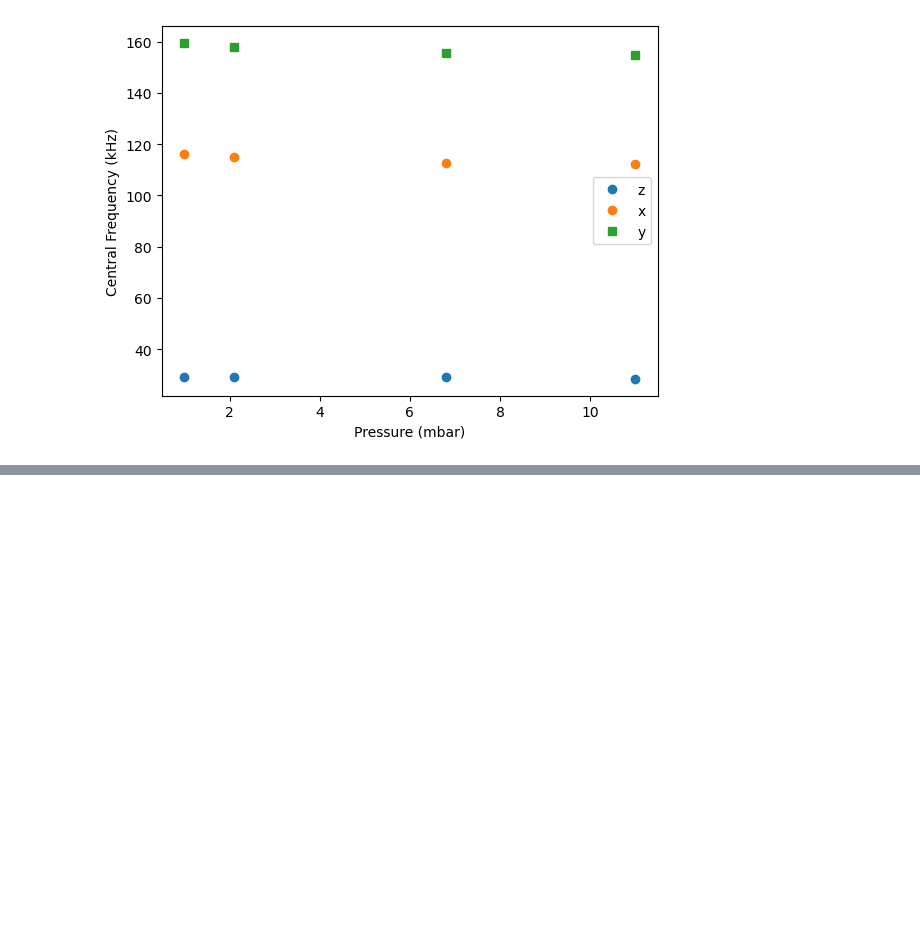
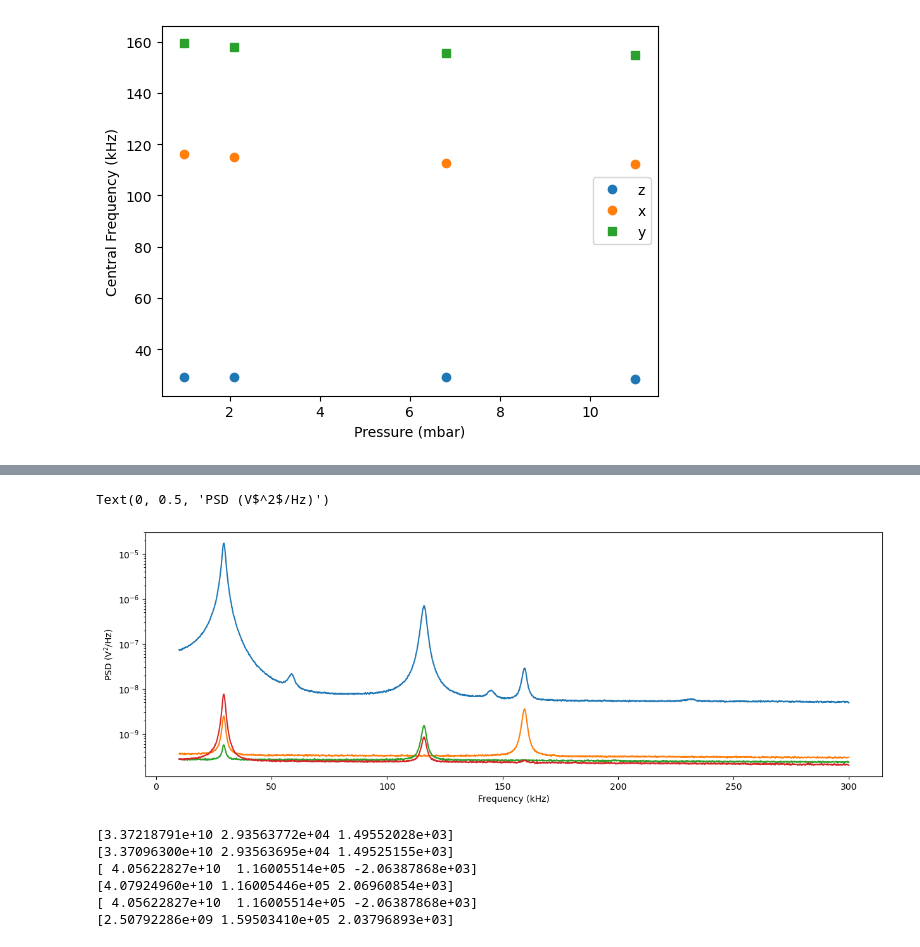
Before and after one commit to tompenny/SIMPLE_MASTQG_diamond, a Jupyter notebook: Particle properties vs pressure.ipynb, the cells around one changed output, grey strips where cells are left out. Saved outputs shown, nothing was run; the diff lists cells and outputs as text; code cells hidden in the pictures; blank space fills up the shorter version.

```diff
--- a/Particle properties vs pressure.ipynb
+++ b/Particle properties vs pressure.ipynb
@@ -457,0 +522,12 @@ Text(0, 0.5, 'PSD (V$^2$/Hz)')
+# %%
+plt.figure(figsize = (15, 5))
+lb = int(10000*nps_frac)
+ub = int(300000*nps_frac)
+for n, PSD in enumerate(PSDs):
+    plt.plot(PSD_freq[lb:ub]/1000, PSD[lb:ub])
+plt.yscale('log')
+plt.xlabel('Frequency (kHz)')
+plt.ylabel('PSD (V$^2$/Hz)')
+# %% [output]
+Text(0, 0.5, 'PSD (V$^2$/Hz)')
+[figure, added]
@@ -457,0 +536,36 @@ Text(0, 0.5, 'PSD (V$^2$/Hz)')
+# %%
+PSD = np.array([PSD_freq, PSDs[0]])
+
+lb = int(10000*nps_frac)
+ub = int(300000*nps_frac)
+fit, cov = opt.curve_fit(au.triple_Linewidth2, PSD[0][lb:ub], PSD[1][lb:ub], p0 = [10**11, 25000, 10000,  10*10**(10), 120000, 10000, 2*10**(10), 160000, 10000, 7.0*10**(-9)])
+fitted = au.triple_Linewidth2(PSD[0], *fit)
+
+
+lb = int(10000*nps_frac)
+ub = int(75000*nps_frac)
+fit1, cov1 = opt.curve_fit(au.Linewidth2, PSD[0][lb:ub], PSD[1][lb:ub], p0 = [10**11, 25000, 10000, 7.0*10**(-9)])
+fitted1 = au.Linewidth2(PSD[0], *fit1)
+print(fit[:3])
+print(fit1[:3])
+
+lb = int(75000*nps_frac)
+ub = int(150000*nps_frac)
+fit2, cov2 = opt.curve_fit(au.Linewidth2, PSD[0][lb:ub], PSD[1][lb:ub], p0 = [10**11, 125000, 10000, 7.0*10**(-9)])
+fitted2 = au.Linewidth2(PSD[0], *fit2)
+print(fit[3:6])
+print(fit2[:3])
+
+lb = int(150000*nps_frac)
+ub = int(200000*nps_frac)
+fit3, cov3 = opt.curve_fit(au.Linewidth2, PSD[0][lb:ub], PSD[1][lb:ub], p0 = [10**11, 160000, 10000, 7.0*10**(-9)])
+fitted3 = au.Linewidth2(PSD[0], *fit3)
+print(fit[3:6])
+print(fit3[:3])
+# %% [output]
+[3.37218791e+10 2.93563772e+04 1.49552028e+03]
+[3.37096300e+10 2.93563695e+04 1.49525155e+03]
+[ 4.05622827e+10  1.16005514e+05 -2.06387868e+03]
+[4.07924960e+10 1.16005446e+05 2.06960854e+03]
+[ 4.05622827e+10  1.16005514e+05 -2.06387868e+03]
+[2.50792286e+09 1.59503410e+05 2.03796893e+03]
```
Also changed, not shown: parts of 15 cells of this notebook.
